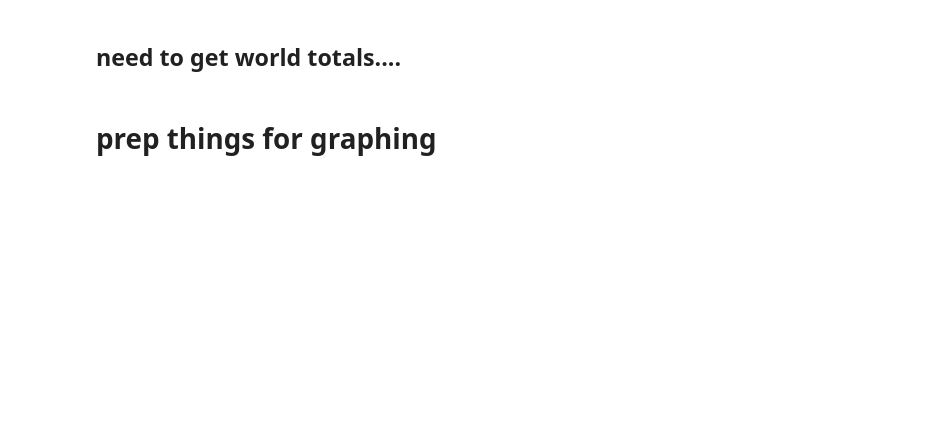
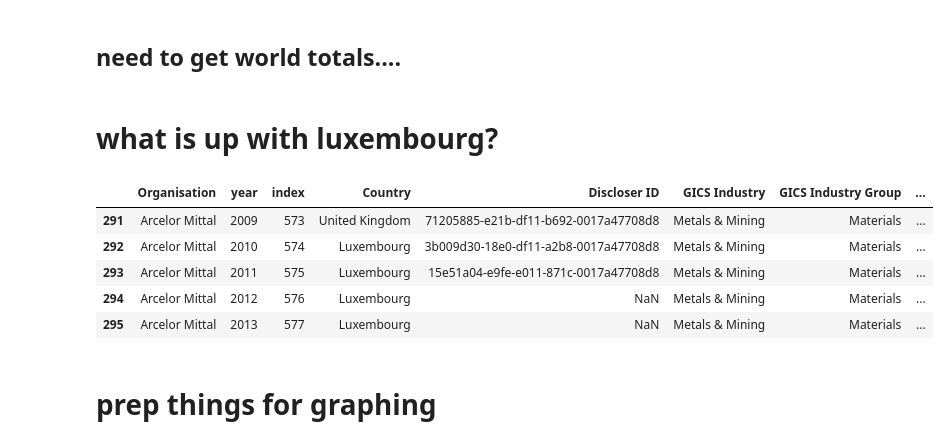
Before and after one commit to mirthbottle/ghg, a Jupyter notebook: abs emissions.ipynb, the cells around one changed output. Saved outputs shown, nothing was run; the diff lists cells and outputs as text; code cells hidden in the pictures; blank space fills up the shorter version.

```diff
--- a/abs emissions.ipynb
+++ b/abs emissions.ipynb
@@ -182,6 +193,19 @@ show(bar1)
 p = pd.read_pickle("../CDPdata/2010to2014scopes12.pkl")
 # p14 = pd.read_pickle("../CDPdata/2014scope12.pkl")
 # for each of the years, too
+# %% [markdown]
+# what is up with luxembourg?
+# %%
+lux = scope12[scope12["Country"]== 'Luxembourg']
+lux["Organisation"].value_counts()
+scope12[scope12["Organisation"]=="Arcelor Mittal"]
+# %% [output]
+|  | Organisation | year | index | Country | Discloser ID | GICS Industry | GICS Industry Group | ... |
+| 291 | Arcelor Mittal | 2009 | 573 | United Kingdom | 71205885-e21b-df11-b692-0017a47708d8 | Metals & Mining | Materials | ... |
+| 292 | Arcelor Mittal | 2010 | 574 | Luxembourg | 3b009d30-18e0-df11-a2b8-0017a47708d8 | Metals & Mining | Materials | ... |
+| 293 | Arcelor Mittal | 2011 | 575 | Luxembourg | 15e51a04-e9fe-e011-871c-0017a47708d8 | Metals & Mining | Materials | ... |
+| 294 | Arcelor Mittal | 2012 | 576 | Luxembourg | NaN | Metals & Mining | Materials | ... |
+| 295 | Arcelor Mittal | 2013 | 577 | Luxembourg | NaN | Metals & Mining | Materials | ... |
 # %% [markdown]
 # prep things for graphing
 # %%
```
Also changed, not shown: parts of 25 cells of this notebook, 7 other files.
